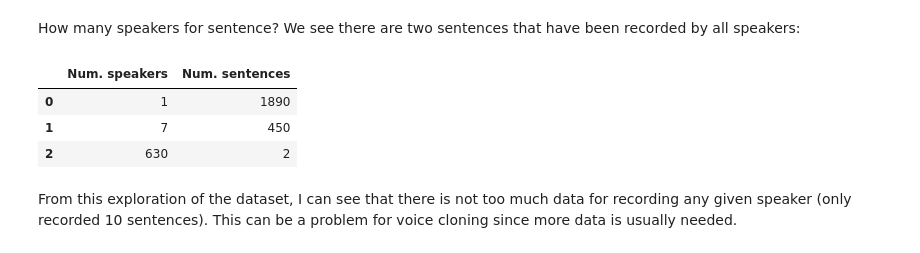
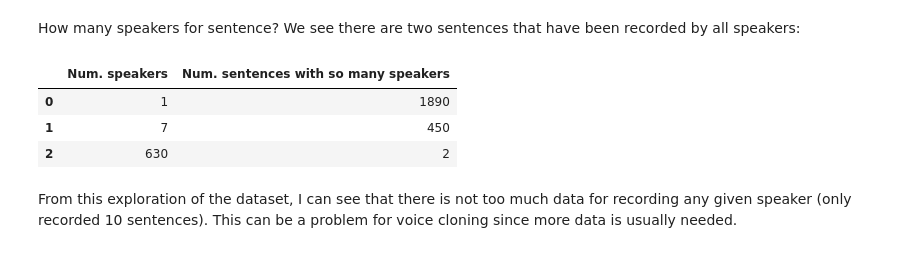
Before and after one commit to rubchume/VoiceCloningFakeAudioDetection, a Jupyter notebook: VoiceCloning.ipynb, the cells around one changed output. Drawn from its saved outputs; the diff is of its cells as text; code cells hidden in the pictures.

```diff
--- a/VoiceCloning.ipynb
+++ b/VoiceCloning.ipynb
@@ -87,9 +102,9 @@ Number of sentences: 2342
 # %% [markdown]
 How many speakers for sentence? We see there are two sentences that have been recorded by all speakers:
 # %%
-wav_files_parameters.Sentence.value_counts().value_counts().rename("Num. sentences").rename_axis("Num. speakers").reset_index()
+wav_files_parameters.Sentence.value_counts().value_counts().rename("Num. sentences with so many speakers").rename_axis("Num. speakers").reset_index()
 # %% [output]
-|  | Num. speakers | Num. sentences |
+|  | Num. speakers | Num. sentences with so many speakers |
 | 0 | 1 | 1890 |
 | 1 | 7 | 450 |
 | 2 | 630 | 2 |
```
Also changed, not shown: parts of 14 cells of this notebook.
